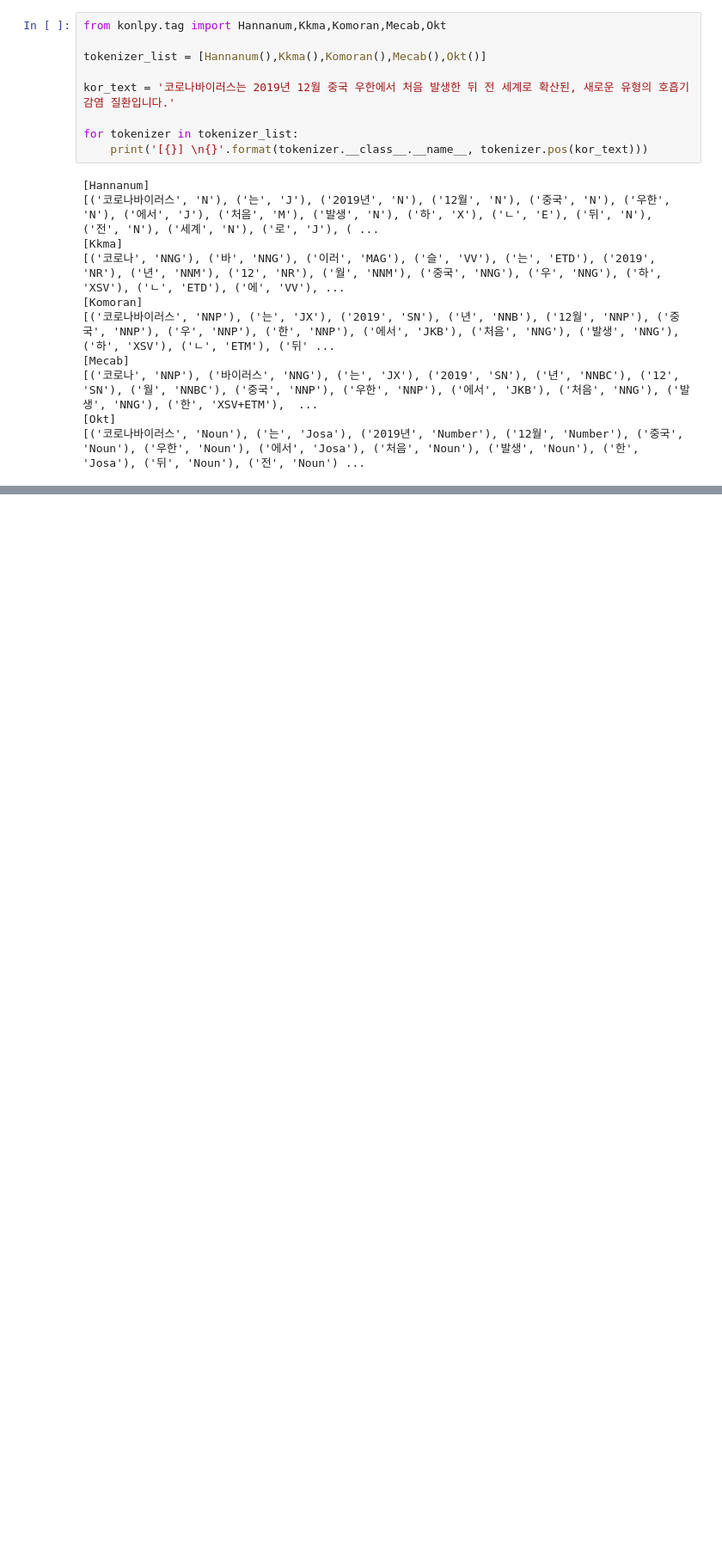
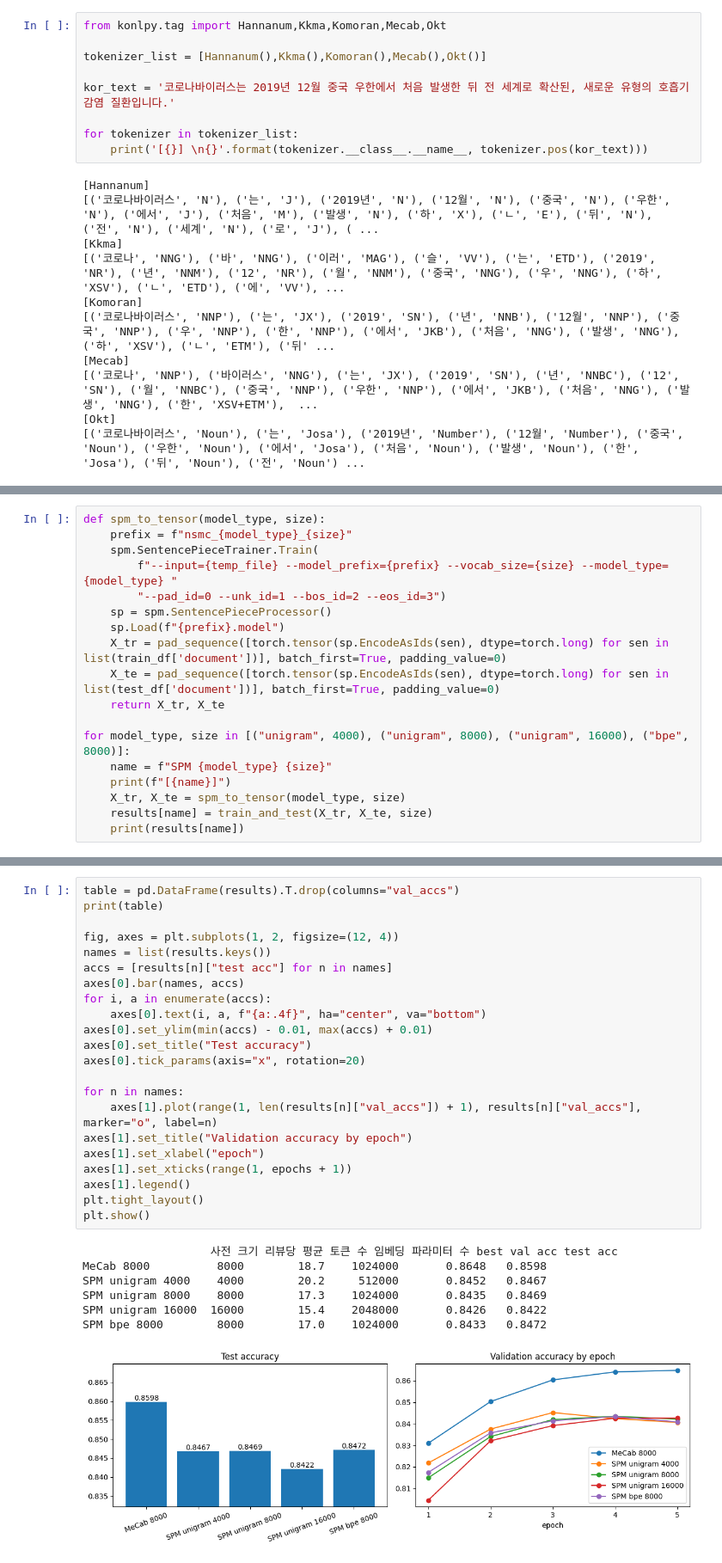
Before and after one commit to kcyoow/ERICA_X_MODULABS_CV_NLP, a Jupyter notebook: NLP/01_Tokenizer_SentencePiece/2 멋진 단어사전 만들기 [프로젝트].ipynb, the cells around one changed output, grey strips where cells are left out. Shown at 86% size. Saved outputs shown, nothing was run; the diff lists cells and outputs as text; blank space fills up the shorter version.

```diff
--- a/NLP/01_Tokenizer_SentencePiece/2 멋진 단어사전 만들기 [프로젝트].ipynb
+++ b/NLP/01_Tokenizer_SentencePiece/2 멋진 단어사전 만들기 [프로젝트].ipynb
@@ -1089,0 +1165,18 @@ for tokenizer in tokenizer_list:
+# %%
+def spm_to_tensor(model_type, size):
+    prefix = f"nsmc_{model_type}_{size}"
+    spm.SentencePieceTrainer.Train(
+        f"--input={temp_file} --model_prefix={prefix} --vocab_size={size} --model_type={model_type} "
+        "--pad_id=0 --unk_id=1 --bos_id=2 --eos_id=3")
+    sp = spm.SentencePieceProcessor()
+    sp.Load(f"{prefix}.model")
+    X_tr = pad_sequence([torch.tensor(sp.EncodeAsIds(sen), dtype=torch.long) for sen in list(train_df['document'])], batch_first=True, padding_value=0)
+    X_te = pad_sequence([torch.tensor(sp.EncodeAsIds(sen), dtype=torch.long) for sen in list(test_df['document'])], batch_first=True, padding_value=0)
+    return X_tr, X_te
+
+for model_type, size in [("unigram", 4000), ("unigram", 8000), ("unigram", 16000), ("bpe", 8000)]:
+    name = f"SPM {model_type} {size}"
+    print(f"[{name}]")
+    X_tr, X_te = spm_to_tensor(model_type, size)
+    results[name] = train_and_test(X_tr, X_te, size)
+    print(results[name])
@@ -1089,0 +1201,30 @@ for tokenizer in tokenizer_list:
+# %%
+table = pd.DataFrame(results).T.drop(columns="val_accs")
+print(table)
+
+fig, axes = plt.subplots(1, 2, figsize=(12, 4))
+names = list(results.keys())
+accs = [results[n]["test acc"] for n in names]
+axes[0].bar(names, accs)
+for i, a in enumerate(accs):
+    axes[0].text(i, a, f"{a:.4f}", ha="center", va="bottom")
+axes[0].set_ylim(min(accs) - 0.01, max(accs) + 0.01)
+axes[0].set_title("Test accuracy")
+axes[0].tick_params(axis="x", rotation=20)
+
+for n in names:
+    axes[1].plot(range(1, len(results[n]["val_accs"]) + 1), results[n]["val_accs"], marker="o", label=n)
+axes[1].set_title("Validation accuracy by epoch")
+axes[1].set_xlabel("epoch")
+axes[1].set_xticks(range(1, epochs + 1))
+axes[1].legend()
+plt.tight_layout()
+plt.show()
+# %% [output]
+                   사전 크기 리뷰당 평균 토큰 수 임베딩 파라미터 수 best val acc test acc
+MeCab 8000          8000        18.7    1024000       0.8648   0.8598
+SPM unigram 4000    4000        20.2     512000       0.8452   0.8467
+SPM unigram 8000    8000        17.3    1024000       0.8435   0.8469
+SPM unigram 16000  16000        15.4    2048000       0.8426   0.8422
+SPM bpe 8000        8000        17.0    1024000       0.8433   0.8472
+[figure, added]
```
Also changed, not shown: parts of 2 cells of this notebook.
